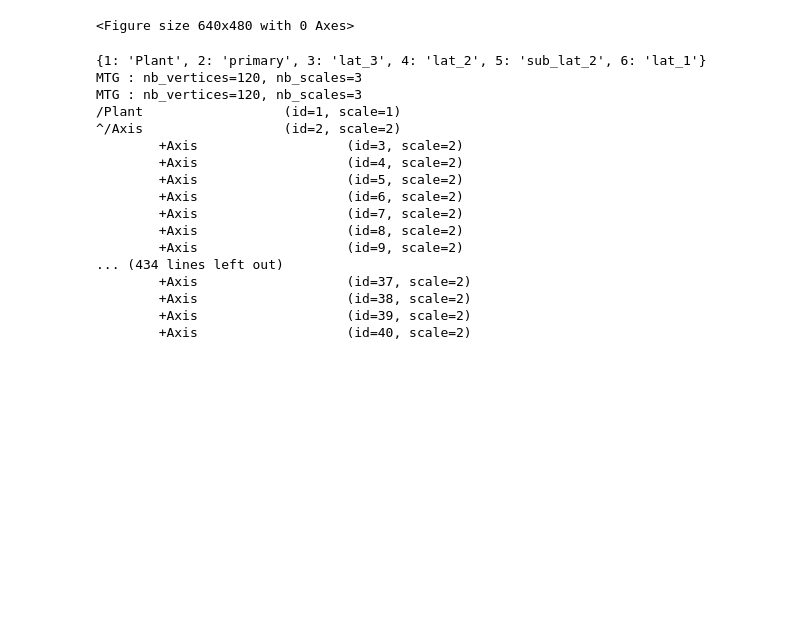
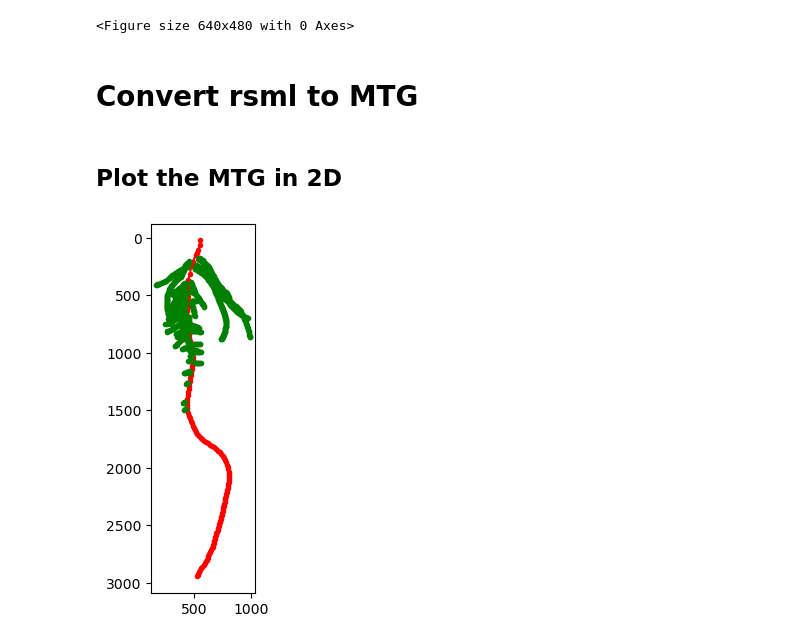
Before and after one commit to openalea/RSML, a Jupyter notebook: example/RSML_tutorial_in_Python.ipynb, the cells around one changed output. Cells and saved outputs as stored; diff of their text form; code cells hidden in the pictures; blank space fills up the shorter version.

```diff
--- a/example/RSML_tutorial_in_Python.ipynb
+++ b/example/RSML_tutorial_in_Python.ipynb
@@ -39,32 +49,11 @@ from rsml.continuous import continuous_to_discrete
+# %% [markdown]
+# Convert rsml to MTG
 # %%
-g = rsml.rsml2mtg('data/arabidopsis-simple.rsml')
+g = rsml.rsml2mtg('data/lupin_aero.rsml')
-# %%
-labels = g.property('label')
-print(labels)
-for rsml_file in files:
-    g = rsml.rsml2mtg(rsml_file)
-    print(g)
-
-    for v in g.vertices(scale=2):
-        labels[v]='Axis'
-    g.properties()['label']=labels
-
-    g.display(display_id=True, display_scale=True)
-# %% [output]
-{1: 'Plant', 2: 'primary', 3: 'lat_3', 4: 'lat_2', 5: 'sub_lat_2', 6: 'lat_1'}
-MTG : nb_vertices=120, nb_scales=3
-MTG : nb_vertices=120, nb_scales=3
-/Plant                  (id=1, scale=1)
-^/Axis                  (id=2, scale=2)
-        +Axis                   (id=3, scale=2)
-        +Axis                   (id=4, scale=2)
-        +Axis                   (id=5, scale=2)
-        +Axis                   (id=6, scale=2)
-        +Axis                   (id=7, scale=2)
-        +Axis                   (id=8, scale=2)
-        +Axis                   (id=9, scale=2)
-... (434 lines left out)
-        +Axis                   (id=37, scale=2)
-        +Axis                   (id=38, scale=2)
-        +Axis                   (id=39, scale=2)
-        +Axis                   (id=40, scale=2)
+# %% [markdown]
+## Plot the MTG in 2D
+# %%
+from rsml.plot import plot2d, plot3d
+plot2d(g)  # requires matplotlib
+# %% [output]
+[figure, added]
```
Also changed, not shown: parts of 3 cells of this notebook, 3 other files.
